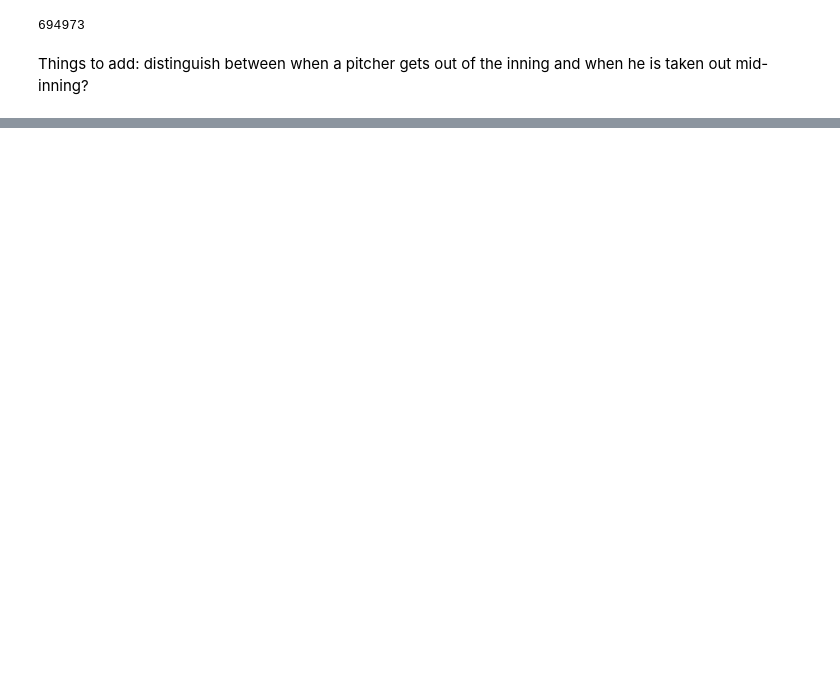
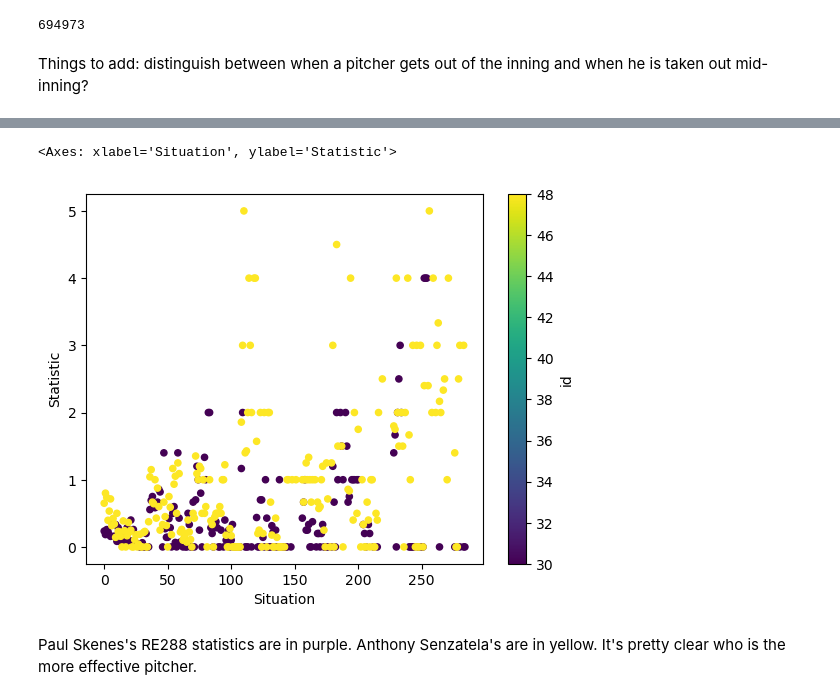
Before and after one commit to Erdos-Projects/fall-2025-sports-analytics, a Jupyter notebook: random_things.ipynb, the cells around one changed output, grey strips where cells are left out. Drawn from its saved outputs; the diff is of its cells as text; code cells hidden in the pictures; blank space fills up the shorter version.

```diff
--- a/random_things.ipynb
+++ b/random_things.ipynb
@@ -206,0 +409,8 @@ Things to add: distinguish between when a pitcher gets out of the inning and whe
+# %%
+combined_df['on1st']=(combined_df['Situation']//36)%2
+# %%
+combined_df['outs']=(combined_df['Situation']//12)%3
+# %%
+combined_df['balls']=(combined_df['Situation']//3)%4
+# %%
+combined_df['strikes']=(combined_df['Situation']//1)%3
@@ -206,0 +453,7 @@ Things to add: distinguish between when a pitcher gets out of the inning and whe
+# %%
+combined_df.plot.scatter(x='Situation',y='Statistic',c='id',colormap='viridis')
+# %% [output]
+<Axes: xlabel='Situation', ylabel='Statistic'>
+[figure, added]
+# %% [markdown]
+Paul Skenes's RE288 statistics are in purple. Anthony Senzatela's are in yellow. It's pretty clear who is the more effective pitcher.
```
Also changed, not shown: parts of 13 cells of this notebook.
